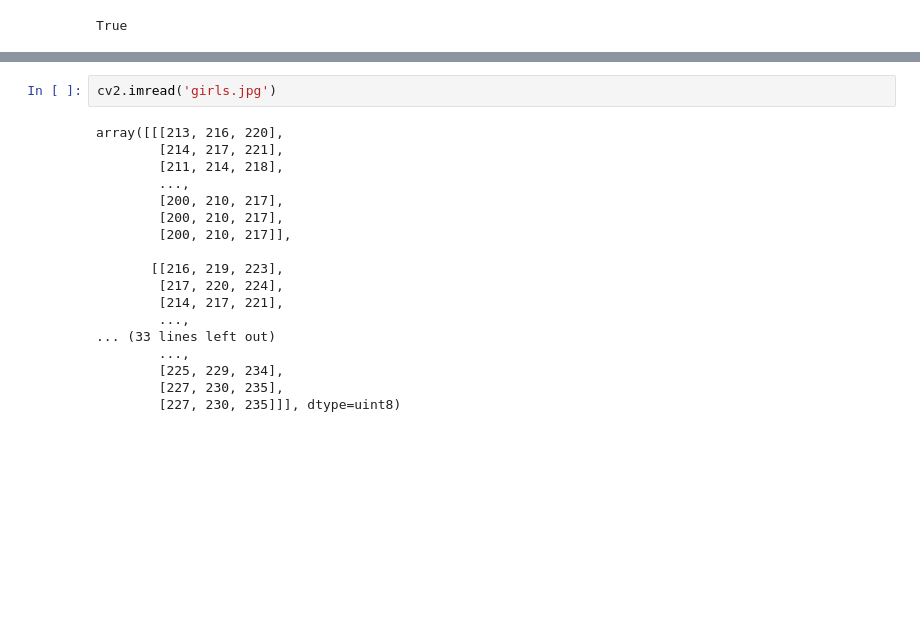
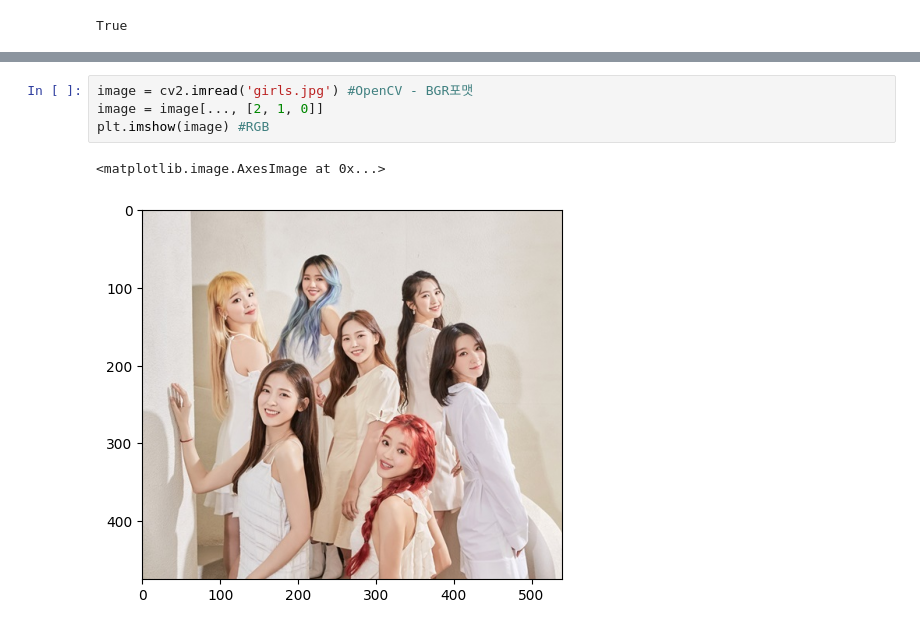
Before and after one commit to Shk-tech/my-colab-learning-material, a Jupyter notebook: 2507_korea_numpy_opencv.ipynb, the cells around one changed output, grey strips where cells are left out. Saved outputs shown, nothing was run; the diff lists cells and outputs as text; blank space fills up the shorter version.

```diff
--- a/2507_korea_numpy_opencv.ipynb
+++ b/2507_korea_numpy_opencv.ipynb
@@ -48,20 +48,7 @@ girls.jpg           100%[===================>]  78.71K   181KB/s    in 0.4s
-# %%
-cv2.imread('girls.jpg')
-# %% [output]
-array([[[213, 216, 220],
-        [214, 217, 221],
-        [211, 214, 218],
-        ...,
-        [200, 210, 217],
-        [200, 210, 217],
-        [200, 210, 217]],
-
-       [[216, 219, 223],
-        [217, 220, 224],
-        [214, 217, 221],
-        ...,
-... (33 lines left out)
-        ...,
-        [225, 229, 234],
-        [227, 230, 235],
-        [227, 230, 235]]], dtype=uint8)
+# %%
+image = cv2.imread('girls.jpg') #OpenCV - BGR포맷
+image = image[..., [2, 1, 0]]
+plt.imshow(image) #RGB
+# %% [output]
+<matplotlib.image.AxesImage at 0x...>
+[figure, added]
```
Also changed, not shown: parts of 25 cells of this notebook.
